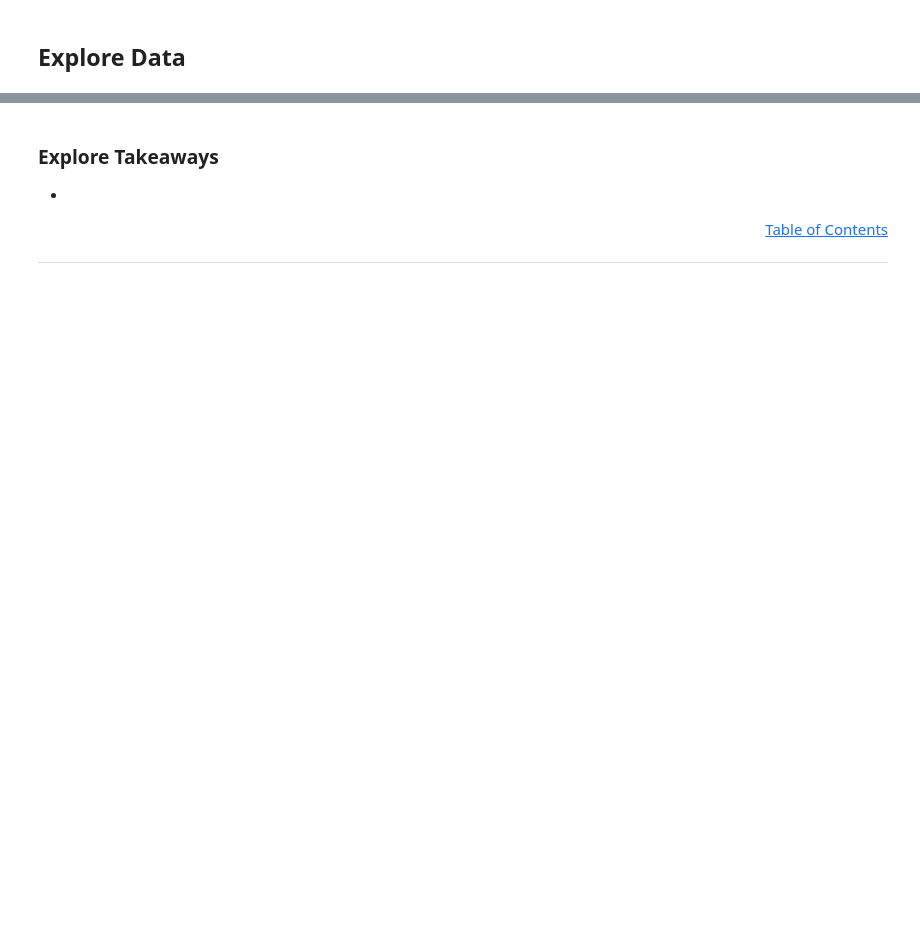
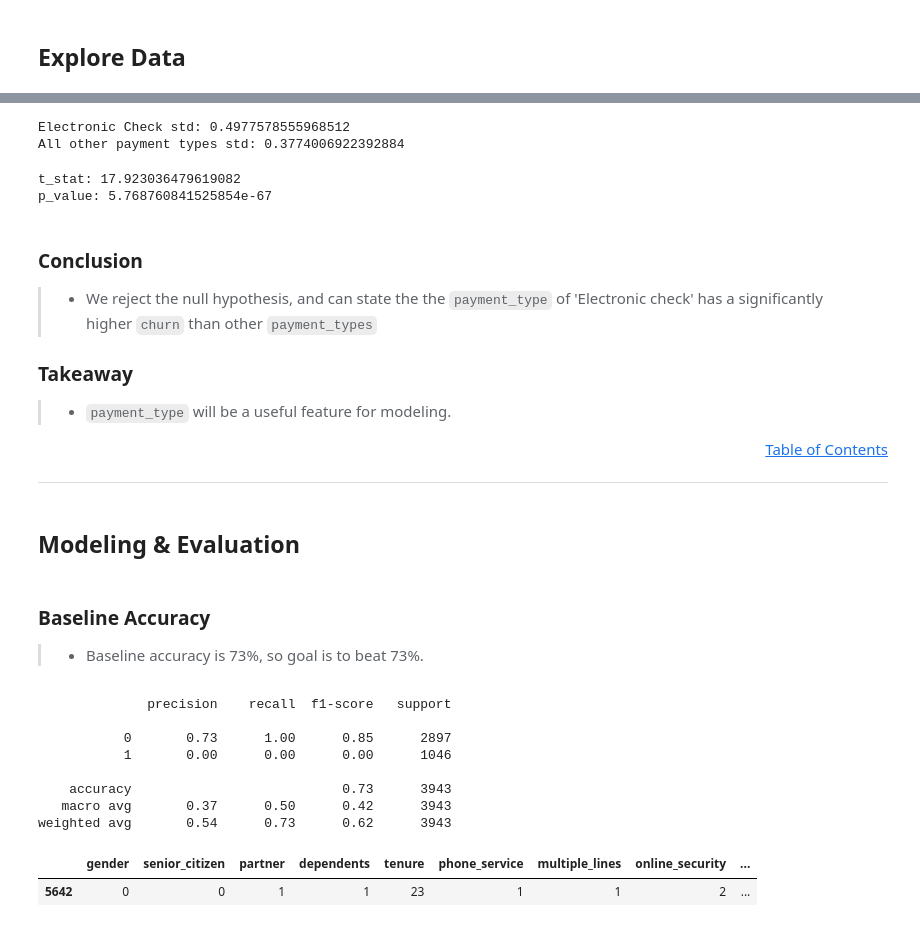
Before and after one commit to CharlesAtchison/telco_churn_project, a Jupyter notebook: final_notebook.ipynb, the cells around one changed output, grey strips where cells are left out. Saved outputs shown, nothing was run; the diff lists cells and outputs as text; code cells hidden in the pictures; blank space fills up the shorter version.

```diff
--- a/final_notebook.ipynb
+++ b/final_notebook.ipynb
@@ -289,7 +331,68 @@ replace_key = {
+# %%
+# Electronic payment type is 3 on the replacement_key
+electronic_check = train[train.payment_type == 3]
+all_other_payment_types = train[train.payment_type != 3]
+
+print(f"Electronic Check std: {electronic_check.describe()['churn']['std']}")
+print(f"All other payment types std: {all_other_payment_types.describe()['churn']['std']}")
+# %% [output]
+Electronic Check std: 0.4977578555968512
+All other payment types std: 0.3774006922392884
+# %%
+tstat, p = stats.ttest_ind(electronic_check.churn,
+                          all_other_payment_types.churn,
+                          equal_var=False)
+print(f't_stat: {tstat}')
+print(f'p_value: {p}')
+# %% [output]
+t_stat: 17.923036479619082
+p_value: 5.768760841525854e-67
 # %% [markdown]
-<a name='explore_takeaways'></a>
-### Explore Takeaways
-*
+<a name='conclusion'></a>
+### Conclusion
+> - We reject the null hypothesis, and can state the the `payment_type` of 'Electronic check' has a significantly higher `churn` than other `payment_types`
+
+<a name='stat_takeaway'></a>
+### Takeaway
+> - `payment_type` will be a useful feature for modeling.
 
 <div style="text-align: right"><a href='#toc'>Table of Contents</a></div>
 <hr style="border-top: 10px groove tan; margin-top: 1px; margin-bottom: 1px"></hr>
+# %% [markdown]
+<a name='modeling'></a>
+## Modeling & Evaluation
+# %% [markdown]
+<a name='baseline'></a>
+### Baseline Accuracy
+> - Baseline accuracy is 73%, so goal is to beat 73%.
+# %%
+# Create X & y version of train, validate, test where y is just the
+# Series with the target variable and X is all of the features
+
+X_train= train.drop(columns=['churn'])
+y_train = train.churn
+
+X_validate = validate.drop(columns=['churn'])
+y_validate = validate.churn
+
+X_test = test.drop(columns=['churn'])
+y_test = test.churn
+
+# Set baseline as 0, meaning that customer hasn't churned
+train['baseline'] = 0
+
+print(classification_report(y_train, train.baseline))
+train.drop(columns=['baseline'], inplace=True)
+
+train.head(1)
+# %% [output]
+              precision    recall  f1-score   support
+
+           0       0.73      1.00      0.85      2897
+           1       0.00      0.00      0.00      1046
+
+    accuracy                           0.73      3943
+   macro avg       0.37      0.50      0.42      3943
+weighted avg       0.54      0.73      0.62      3943
+|  | gender | senior_citizen | partner | dependents | tenure | phone_service | multiple_lines | online_security | ... |
+| 5642 | 0 | 0 | 1 | 1 | 23 | 1 | 1 | 2 | ... |
```
Also changed, not shown: parts of 24 cells of this notebook, 4 other files.
